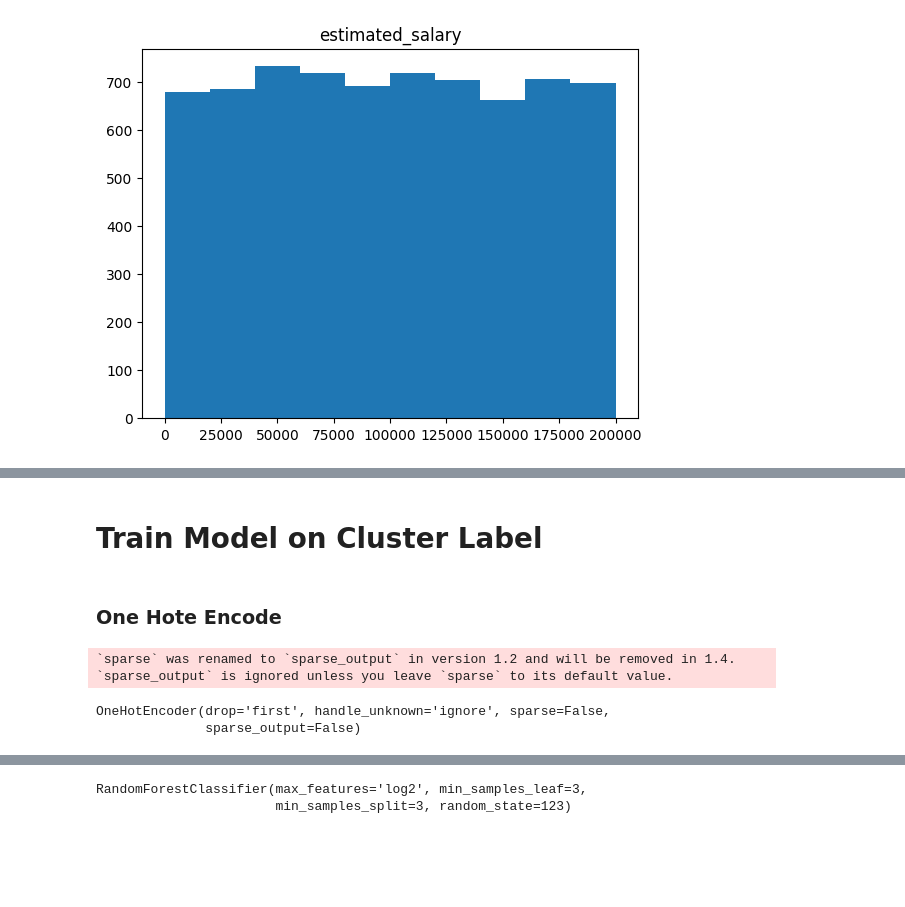
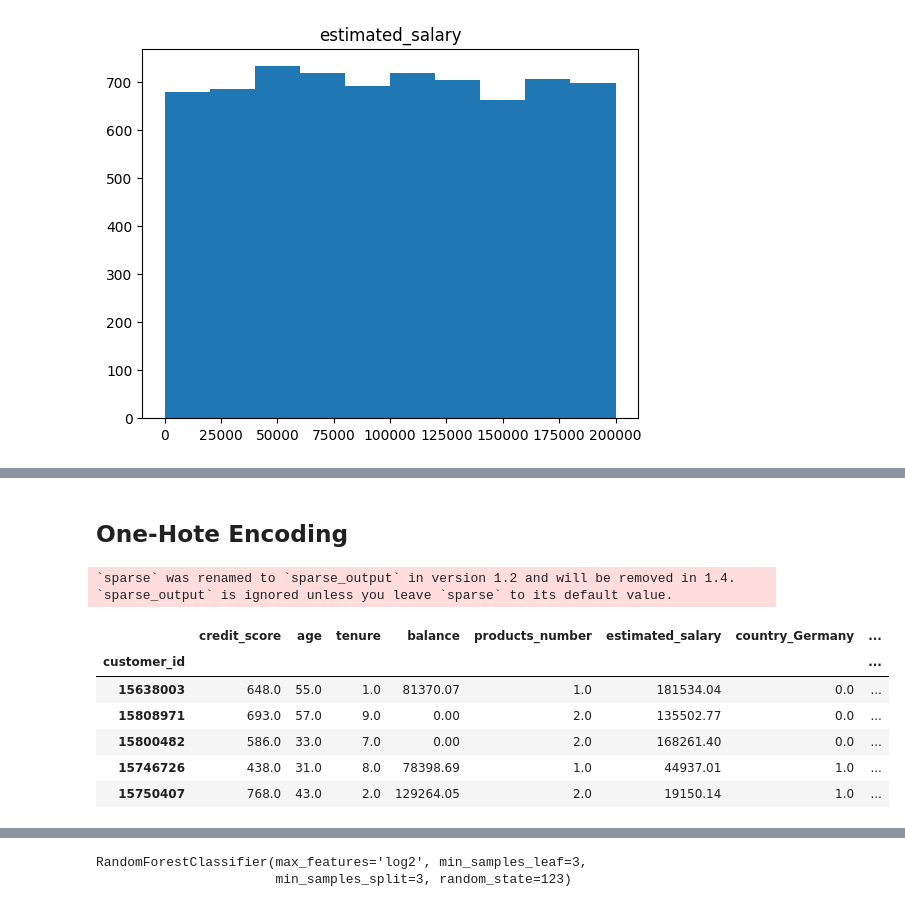
Before and after one commit to Sebastian1981/Marketing-Sales-Customer-Churn-Prediction-Webapp, a Jupyter notebook: experiment/01_customer_seg_bankchurndata_poc.ipynb, the cells around one changed output, grey strips where cells are left out. Drawn from its saved outputs; the diff is of its cells as text; code cells hidden in the pictures; blank space fills up the shorter version.

```diff
--- a/experiment/01_customer_seg_bankchurndata_poc.ipynb
+++ b/experiment/01_customer_seg_bankchurndata_poc.ipynb
@@ -905,5 +459,0 @@ Attribute `affinity` was deprecated in version 1.2 and will be removed in 1.4. U
-# %%
-# Adding the results to a new column in the dataframe
-#X_train["cluster"] = dbscan_cluster.labels_
-X_train["cluster"] = agg_cluster.labels_
-X_train.head()
@@ -930,3 +459,0 @@ noise_cluster
-# %%
-# reasign small clusters the label -1 for noise
-X_train['cluster'] = X_train['cluster'].apply(lambda x: -1 if x in noise_cluster else x)
@@ -942,4 +459,0 @@ def relabel_clusters(X_train):
-# %%
-# Relabel Clusters starting from 0
-X_train = relabel_clusters(X_train)
-X_train.head()
@@ -958,15 +460,7 @@ array([2, 1, 0, 4, 3], dtype=int64)
-# %% [markdown]
-# Train Model on Cluster Label
 # %% [markdown]
-### One Hote Encode
+## One-Hote Encoding
 # %%
 enc = OneHotEncoder(
     handle_unknown='ignore',
     sparse=False,
     drop='first')
-# %%
-enc.fit(X_train[categorical_columns])
-# %% [output]
-`sparse` was renamed to `sparse_output` in version 1.2 and will be removed in 1.4. `sparse_output` is ignored unless you leave `sparse` to its default value.
-OneHotEncoder(drop='first', handle_unknown='ignore', sparse=False,
-              sparse_output=False)
@@ -974,0 +467,16 @@ X_train_hot_enc = enc.transform(X_train[categorical_columns])
+# %%
+# hotencode train data
+X_train_hot_enc = enc.fit_transform(X_train[categorical_columns])
+X_train_cat_hotenc = pd.DataFrame(X_train_hot_enc, columns=enc.get_feature_names_out())
+X_train_cat_hotenc.index = X_train.index
+X_train_hotenc = pd.concat([X_train[numeric_columns], X_train_cat_hotenc], axis=1)
+X_train_hotenc.head()
+# %% [output]
+`sparse` was renamed to `sparse_output` in version 1.2 and will be removed in 1.4. `sparse_output` is ignored unless you leave `sparse` to its default value.
+|  | credit_score | age | tenure | balance | products_number | estimated_salary | country_Germany | ... |
+| customer_id |  |  |  |  |  |  |  | ... |
+| 15638003 | 648.0 | 55.0 | 1.0 | 81370.07 | 1.0 | 181534.04 | 0.0 | ... |
+| 15808971 | 693.0 | 57.0 | 9.0 | 0.00 | 2.0 | 135502.77 | 0.0 | ... |
+| 15800482 | 586.0 | 33.0 | 7.0 | 0.00 | 2.0 | 168261.40 | 0.0 | ... |
+| 15746726 | 438.0 | 31.0 | 8.0 | 78398.69 | 1.0 | 44937.01 | 1.0 | ... |
+| 15750407 | 768.0 | 43.0 | 2.0 | 129264.05 | 2.0 | 19150.14 | 1.0 | ... |
```
Also changed, not shown: parts of 77 cells of this notebook.
